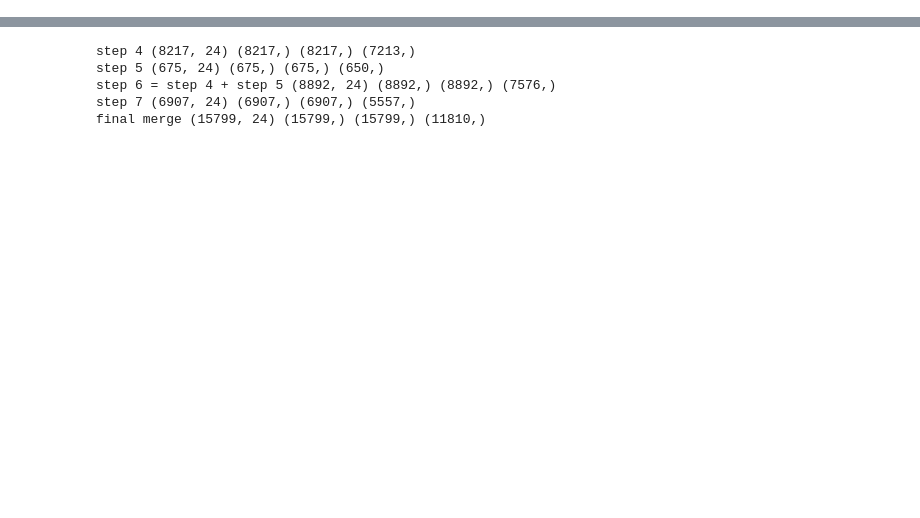
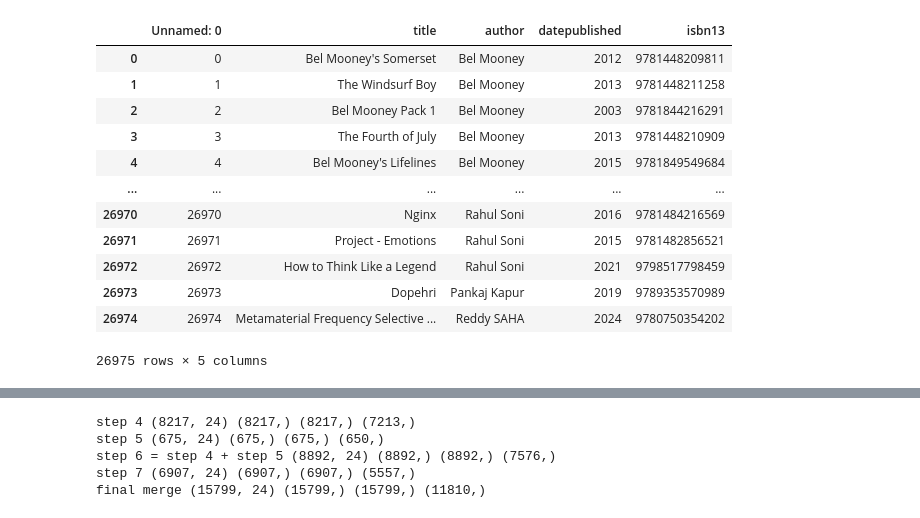
Before and after one commit to rakesh9177/RA_Project, a Jupyter notebook: BT_analysis.ipynb, the cells around one changed output, grey strips where cells are left out. Drawn from its saved outputs; the diff is of its cells as text; code cells hidden in the pictures; blank space fills up the shorter version.

```diff
--- a/BT_analysis.ipynb
+++ b/BT_analysis.ipynb
@@ -301,0 +293,26 @@ Index(['sales_title', 'sales_author', 'datepublished_x', 'isbn13', 'index',
+# %%
+sx = pd.read_csv('AuthorCrosswalkScraper/Collected_ISBN_for_df/df_isbn13_by_Author.csv')
+sx = sx.drop(columns=['author','title','datepublished','isbn13'])
+sx = sx.rename(columns={
+    'Author': 'author',
+    'Title' : 'title',
+    'PublishedDate': 'datepublished',
+    'ISBN13' : 'isbn13'
+    })
+sx['author'] = sx['author'].str.replace("'", "").str.replace("[", "").str.replace("]", "")
+# %%
+sx
+# %% [output]
+|  | Unnamed: 0 | title | author | datepublished | isbn13 |
+| 0 | 0 | Bel Mooney's Somerset | Bel Mooney | 2012 | 9781448209811 |
+| 1 | 1 | The Windsurf Boy | Bel Mooney | 2013 | 9781448211258 |
+| 2 | 2 | Bel Mooney Pack 1 | Bel Mooney | 2003 | 9781844216291 |
+| 3 | 3 | The Fourth of July | Bel Mooney | 2013 | 9781448210909 |
+| 4 | 4 | Bel Mooney's Lifelines | Bel Mooney | 2015 | 9781849549684 |
+| ... | ... | ... | ... | ... | ... |
+| 26970 | 26970 | Nginx | Rahul Soni | 2016 | 9781484216569 |
+| 26971 | 26971 | Project - Emotions | Rahul Soni | 2015 | 9781482856521 |
+| 26972 | 26972 | How to Think Like a Legend | Rahul Soni | 2021 | 9798517798459 |
+| 26973 | 26973 | Dopehri | Pankaj Kapur | 2019 | 9789353570989 |
+| 26974 | 26974 | Metamaterial Frequency Selective ... | Reddy SAHA | 2024 | 9780750354202 |
+26975 rows × 5 columns
```
Also changed, not shown: parts of 4 cells of this notebook.
